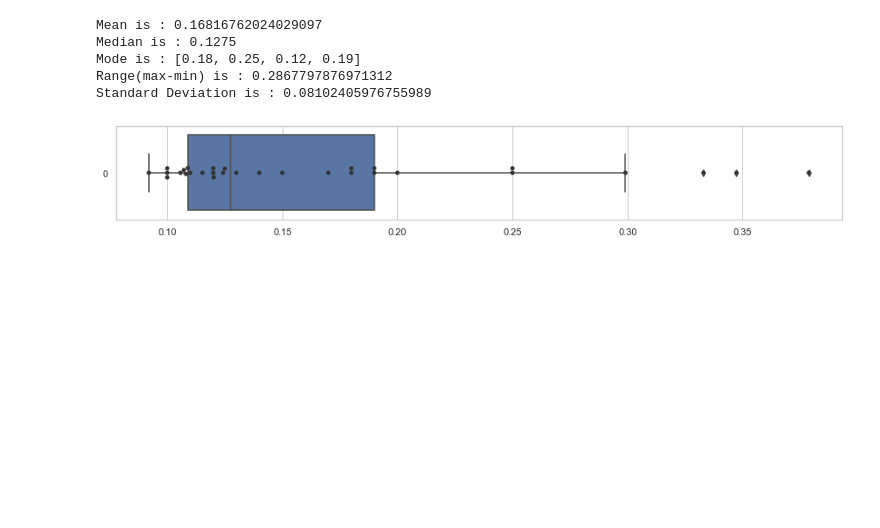
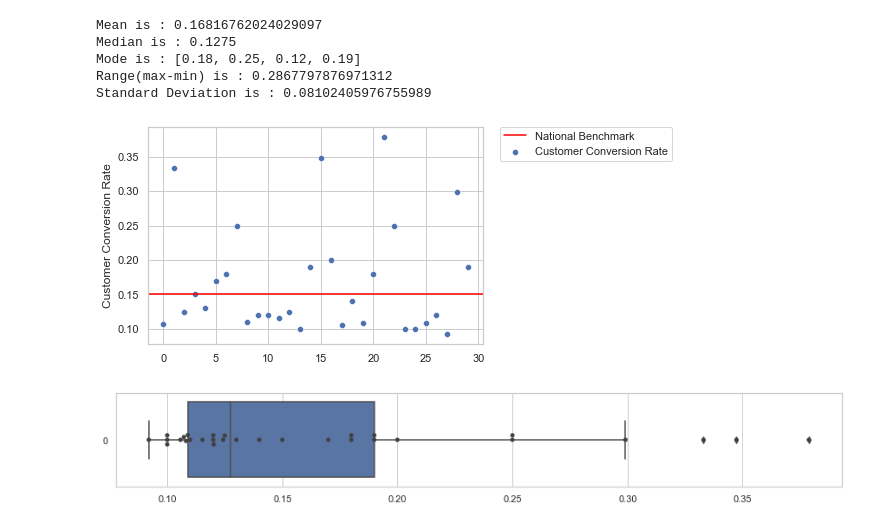
Before and after one commit to gaoqian310/Business_Intelligence_Project, a Jupyter notebook: BI_Project.ipynb, the cells around one changed output. Drawn from its saved outputs; the diff is of its cells as text; code cells hidden in the pictures; blank space fills up the shorter version.

```diff
--- a/BI_Project.ipynb
+++ b/BI_Project.ipynb
@@ -147,6 +147,13 @@ Median is : 0.1275
 Mode is : [0.18, 0.25, 0.12, 0.19]
 Range(max-min) is : 0.2867797876971312
 Standard Deviation is : 0.08102405976755989
+# %%
+graph = sns.scatterplot(data=df2["Customer Conversion Rate"],label="Customer Conversion Rate")
+graph.axhline(0.15,color="red",label="National Benchmark")
+plt.legend(bbox_to_anchor=(1.05, 1), loc=2, borderaxespad=0.)
+plt.show()
+# %% [output]
+[figure, added]
 # %%
 sns.set_theme(style="whitegrid")
 plt.figure (figsize=(15,2))
```
Also changed, not shown: parts of 1 cell of this notebook, 1 other file.
